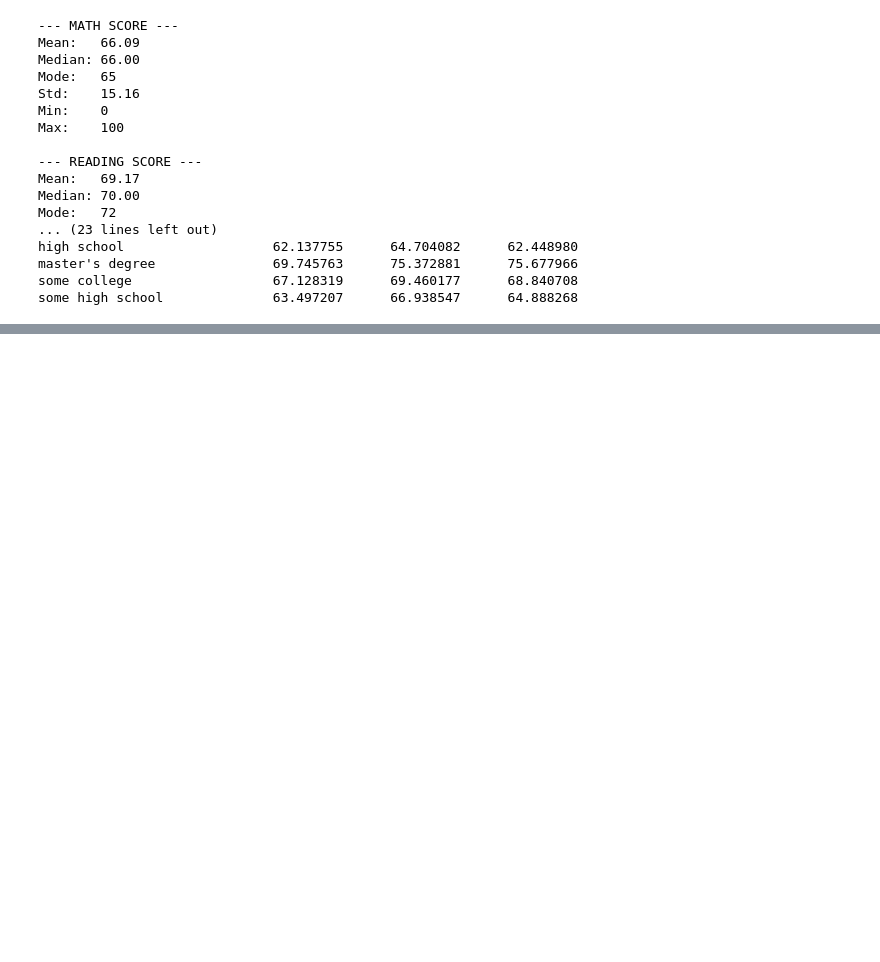
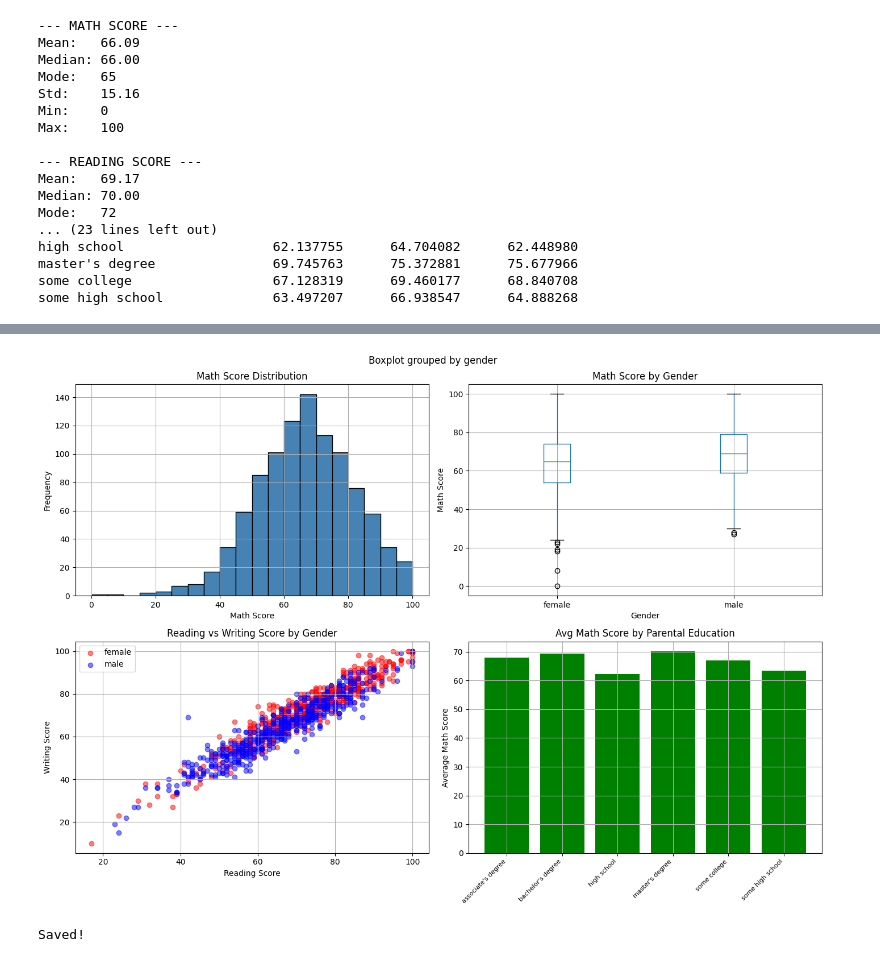
Before and after one commit to teaspoon34/Student_Performance_Analysis, a Jupyter notebook: analysis.ipynb, the cells around one changed output, grey strips where cells are left out. Drawn from its saved outputs; the diff is of its cells as text; code cells hidden in the pictures; blank space fills up the shorter version.

```diff
--- a/analysis.ipynb
+++ b/analysis.ipynb
@@ -81,0 +254,47 @@ some high school              63.497207      66.938547      64.888268
+# %%
+# Task 5: Data Visualization
+
+fig, axes = plt.subplots(2, 2, figsize=(14, 10))
+fig.suptitle('Student Performance Analysis', fontsize=16)
+
+# 1. Histogram with KDE
+axes[0,0].hist(clean_df['math score'], bins=20, color='steelblue', edgecolor='black')
+axes[0,0].set_title('Math Score Distribution')
+axes[0,0].set_xlabel('Math Score')
+axes[0,0].set_ylabel('Frequency')
+axes[0,0].grid(True)
+
+# 2. Boxplot by gender
+clean_df.boxplot(column='math score', by='gender', ax=axes[0,1])
+axes[0,1].set_title('Math Score by Gender')
+axes[0,1].set_xlabel('Gender')
+axes[0,1].set_ylabel('Math Score')
+axes[0,1].grid(True)
+
+# 3. Scatter plot
+colors = {'male':'blue', 'female':'red'}
+for gender, group in clean_df.groupby('gender'):
+    axes[1,0].scatter(group['reading score'], group['writing score'],
+                      label=gender, alpha=0.5, color=colors[gender])
+axes[1,0].set_title('Reading vs Writing Score by Gender')
+axes[1,0].set_xlabel('Reading Score')
+axes[1,0].set_ylabel('Writing Score')
+axes[1,0].legend()
+axes[1,0].grid(True)
+
+# 4. Bar chart
+edu_means = clean_df.groupby('parental level of education')['math score'].mean()
+axes[1,1].bar(range(len(edu_means)), edu_means.values, color='green')
+axes[1,1].set_xticks(range(len(edu_means)))
+axes[1,1].set_xticklabels(edu_means.index, rotation=45, ha='right', fontsize=8)
+axes[1,1].set_title('Avg Math Score by Parental Education')
+axes[1,1].set_ylabel('Average Math Score')
+axes[1,1].grid(True)
+
+plt.tight_layout()
+plt.savefig('best_visualization.png')
+plt.show()
+print("Saved!")
+# %% [output]
+[figure, added]
+Saved!
```
Also changed, not shown: parts of 3 cells of this notebook.
